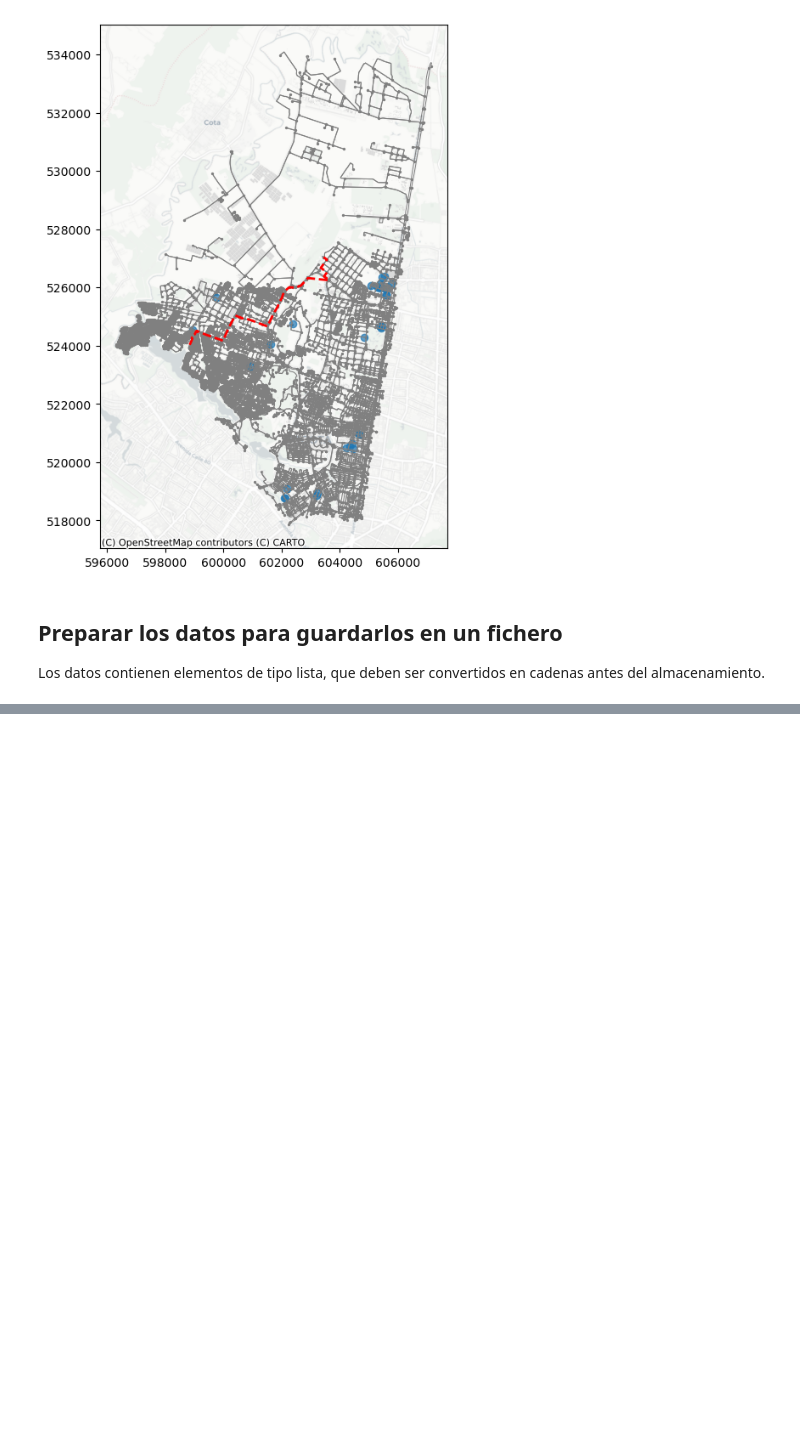
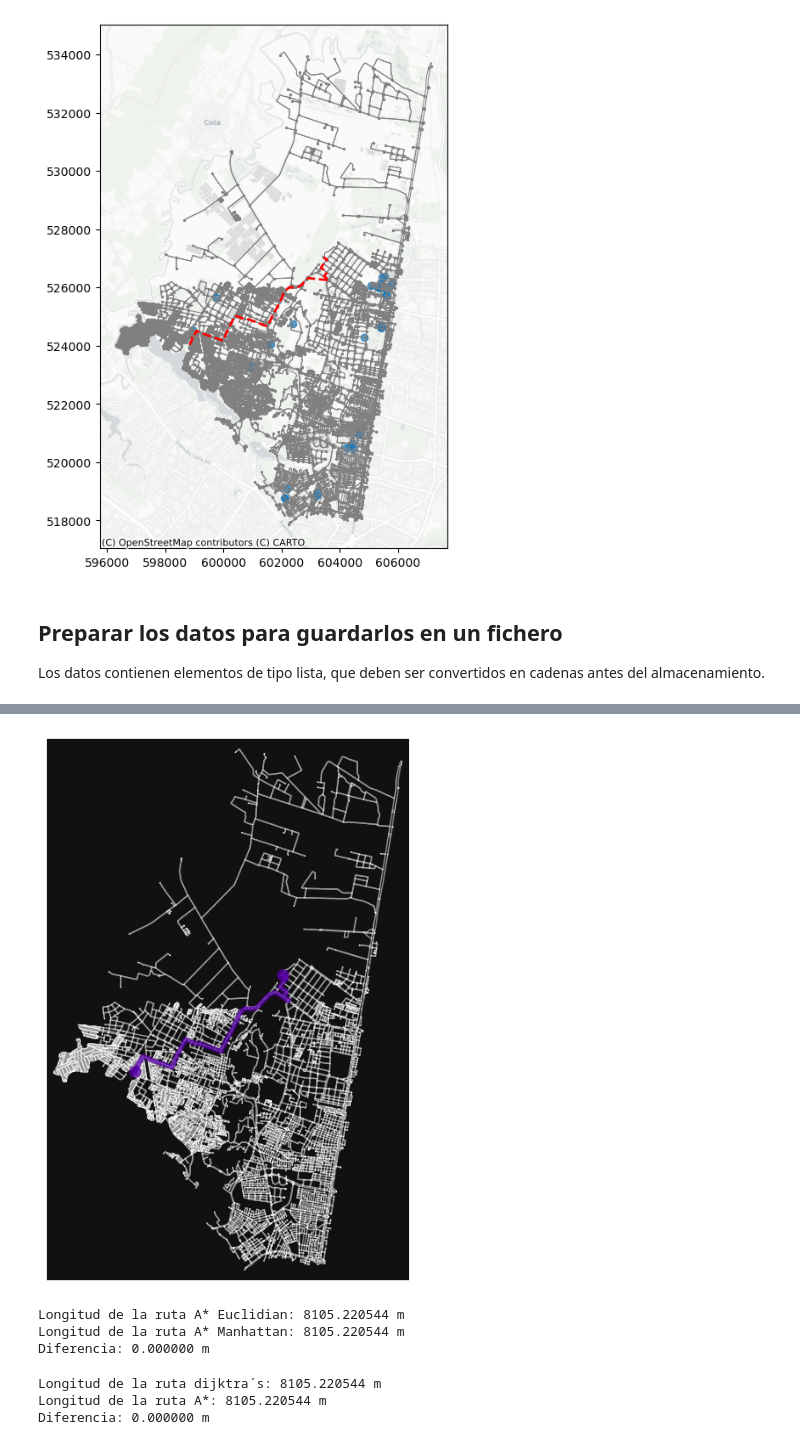
Before and after one commit to JonJoAR/Workshop_4, a Jupyter notebook: network-analysis1.ipynb, the cells around one changed output, grey strips where cells are left out. Saved outputs shown, nothing was run; the diff lists cells and outputs as text; code cells hidden in the pictures; blank space fills up the shorter version.

Commit message:
Inclusión metodo A*, y comparación final

```diff
--- a/network-analysis1.ipynb
+++ b/network-analysis1.ipynb
@@ -637,0 +582,10 @@ analysis.
+# %%
+def euclidean_heuristic(u, v):
+    ux, uy = graph.nodes[u]['x'], graph.nodes[u]['y']
+    vx, vy = graph.nodes[v]['x'], graph.nodes[v]['y']
+    return ((ux - vx)**2 + (uy - vy)**2)**0.5
+# %%
+def manhattan_heuristic(u, v):
+    ux, uy = graph.nodes[u]['x'], graph.nodes[u]['y']
+    vx, vy = graph.nodes[v]['x'], graph.nodes[v]['y']
+    return abs(ux - vx) + abs(uy - vy)
@@ -637,0 +594,16 @@ analysis.
+# %%
+route_astar = nx.astar_path(
+    graph,
+    origin_node_id,
+    destination_node_id,
+    heuristic=euclidean_heuristic,
+    weight="length"
+)
+# %%
+route_astar1 = nx.astar_path(
+    graph,
+    origin_node_id,
+    destination_node_id,
+    heuristic=manhattan_heuristic,
+    weight="length"
+)
@@ -637,0 +612,10 @@ analysis.
+# %%
+fig, ax = osmnx.plot_graph_routes(
+    graph,
+    routes=[route_astar, route_astar1],
+    route_colors=["red", "blue"],
+    route_linewidth=3,
+    node_size=1
+)
+# %% [output]
+[figure, added]
@@ -637,0 +624,15 @@ analysis.
+# %%
+# Longitud de la ruta original
+length_A_E = sum(get_route_edge_attributes(graph, route_astar, "length"))
+
+# Longitud de la ruta alternativa
+length_A_M = sum(get_route_edge_attributes(graph, route_astar1, "length"))
+
+# Imprimir comparación
+print(f"Longitud de la ruta A* Euclidian: {length_A_E:.6f} m")
+print(f"Longitud de la ruta A* Manhattan: {length_A_M:.6f} m")
+print(f"Diferencia: {length_A_M - length_A_E:.6f} m")
+# %% [output]
+Longitud de la ruta A* Euclidian: 8105.220544 m
+Longitud de la ruta A* Manhattan: 8105.220544 m
+Diferencia: 0.000000 m
@@ -637,0 +641,15 @@ analysis.
+# %%
+# Longitud de la ruta original
+length_dijktras = sum(get_route_edge_attributes(graph, route, "length"))
+
+# Longitud de la ruta alternativa
+length_A = sum(get_route_edge_attributes(graph, route_astar, "length"))
+
+# Imprimir comparación
+print(f"Longitud de la ruta dijktra´s: {length_dijktras:.6f} m")
+print(f"Longitud de la ruta A*: {length_A:.6f} m")
+print(f"Diferencia: {length_A - length_dijktras:.6f} m")
+# %% [output]
+Longitud de la ruta dijktra´s: 8105.220544 m
+Longitud de la ruta A*: 8105.220544 m
+Diferencia: 0.000000 m
```
Also changed, not shown: parts of 17 cells of this notebook.
